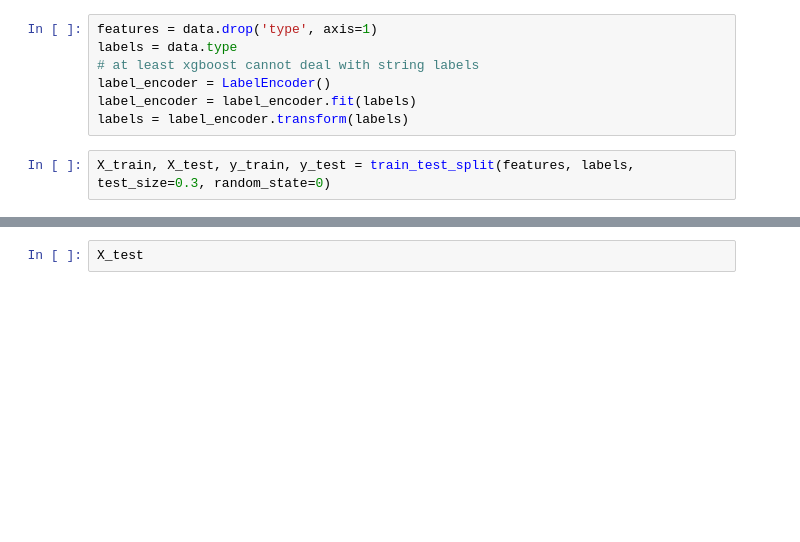
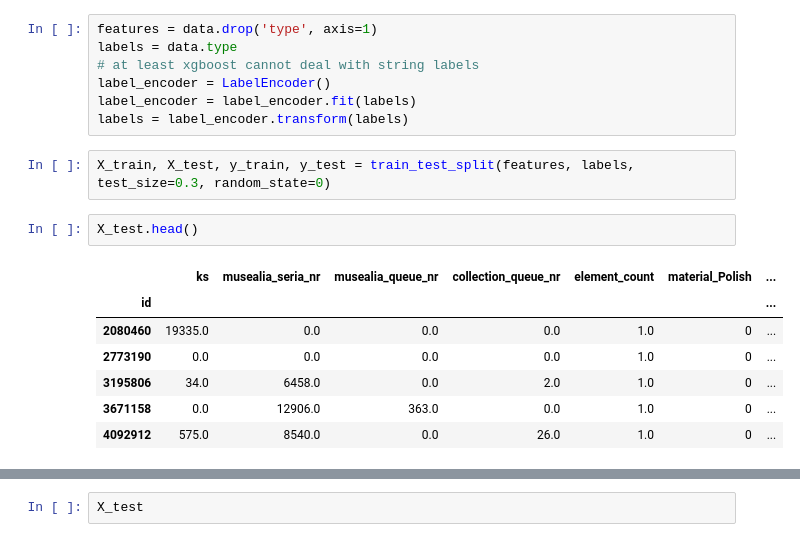
Before and after one commit to tillwenke/museum_item_classification, a Jupyter notebook: voter.ipynb, the cells around one changed output, grey strips where cells are left out. Cells and saved outputs as stored; diff of their text form; blank space fills up the shorter version.

```diff
--- a/voter.ipynb
+++ b/voter.ipynb
@@ -52,3 +50,13 @@ label_encoder = label_encoder.fit(labels)
 labels = label_encoder.transform(labels)
 # %%
 X_train, X_test, y_train, y_test = train_test_split(features, labels, test_size=0.3, random_state=0)
+# %%
+X_test.head()
+# %% [output]
+|  | ks | musealia_seria_nr | musealia_queue_nr | collection_queue_nr | element_count | material_Polish | ... |
+| id |  |  |  |  |  |  | ... |
+| 2080460 | 19335.0 | 0.0 | 0.0 | 0.0 | 1.0 | 0 | ... |
+| 2773190 | 0.0 | 0.0 | 0.0 | 0.0 | 1.0 | 0 | ... |
+| 3195806 | 34.0 | 6458.0 | 0.0 | 2.0 | 1.0 | 0 | ... |
+| 3671158 | 0.0 | 12906.0 | 363.0 | 0.0 | 1.0 | 0 | ... |
+| 4092912 | 575.0 | 8540.0 | 0.0 | 26.0 | 1.0 | 0 | ... |
```
Also changed, not shown: parts of 3 cells of this notebook, 3 other files.
